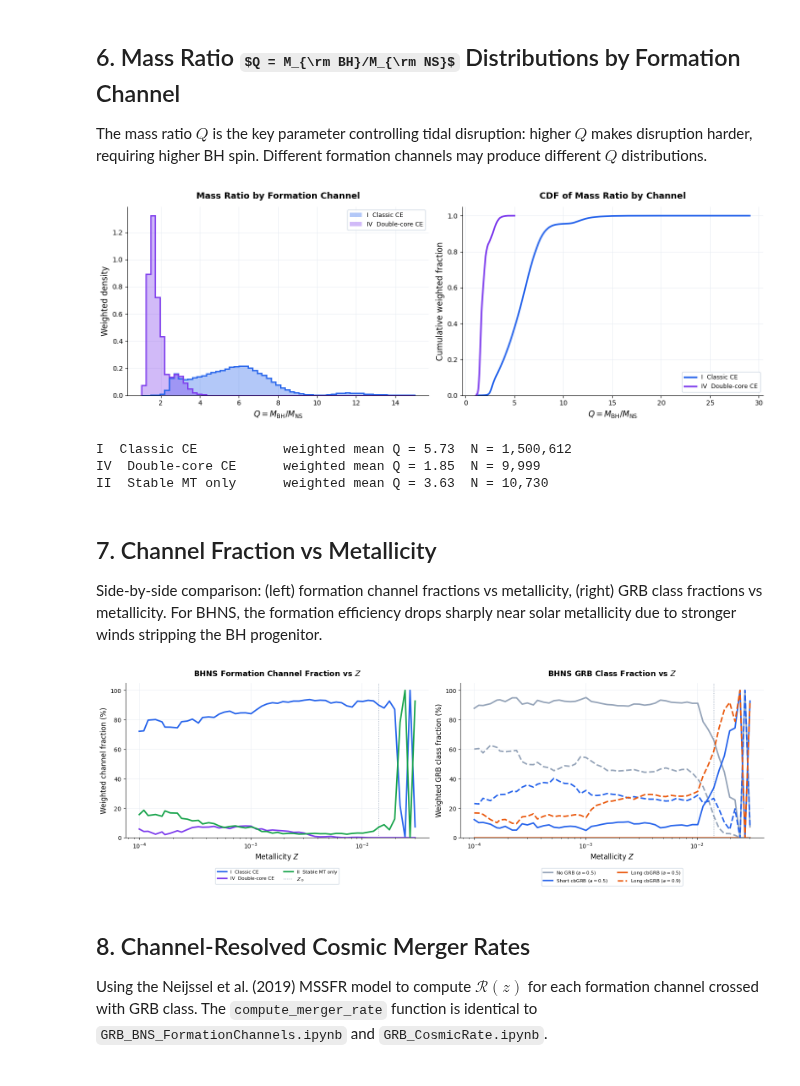
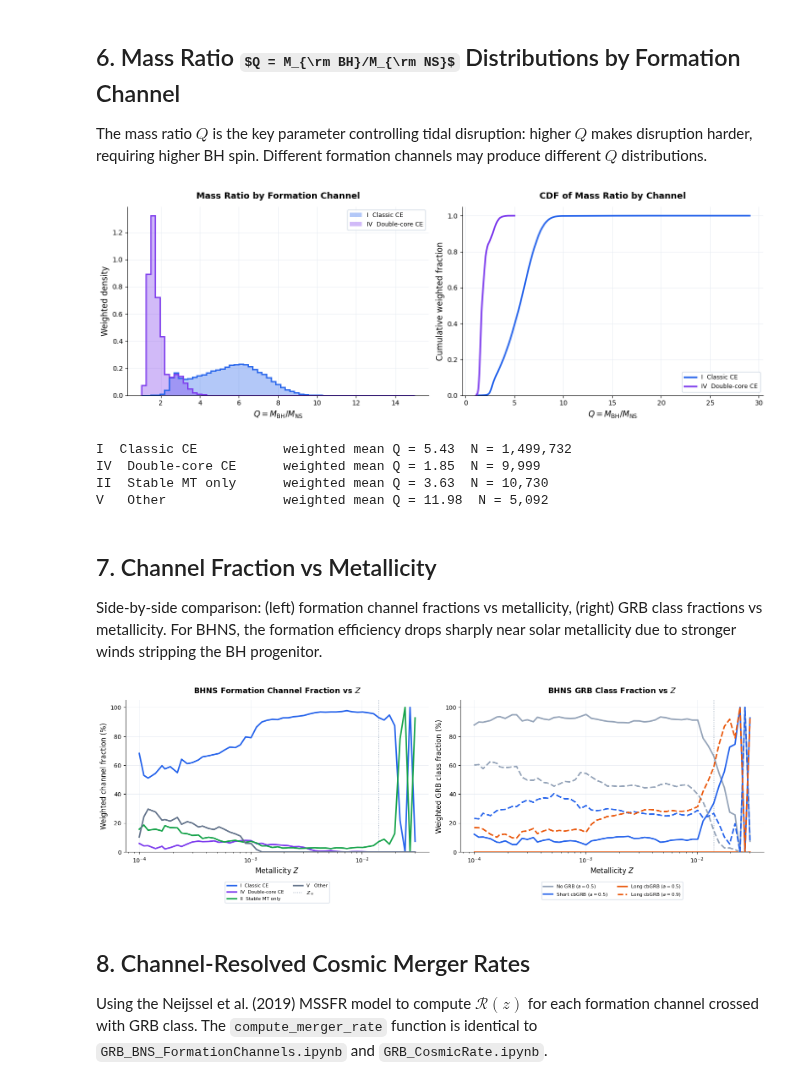
Before and after one commit to jorodgrz/GRBproject, a Jupyter notebook: GRB_BHNS_FormationChannels.ipynb, the cells around one changed output. Cells and saved outputs as stored; diff of their text form; code cells hidden in the pictures; some formulas as TeX source.

Commit message:
Replace proxy channel classification with definitive formationChannels event-sequence logic

```diff
--- a/GRB_BHNS_FormationChannels.ipynb
+++ b/GRB_BHNS_FormationChannels.ipynb
@@ -121,6 +140,15 @@ dblCE_m  = dblCEflag[mask_merging]
 mtC1_m   = mtCase1[mask_merging]
 sep_pre  = sep_preCE[mask_merging]
 
+# formationChannels merging subset
+fc_mt_p1_m      = fc_mt_p1[mask_merging]
+fc_mt_p1_K1_m   = fc_mt_p1_K1[mask_merging]
+fc_mt_p1_K2_m   = fc_mt_p1_K2[mask_merging]
+fc_mt_s1_m      = fc_mt_s1[mask_merging]
+fc_mt_s1_K1_m   = fc_mt_s1_K1[mask_merging]
+fc_mt_s1_K2_m   = fc_mt_s1_K2[mask_merging]
+fc_CEE_m        = fc_CEE[mask_merging]
+
 n_merging = mask_merging.sum()
 Q = M_BH / M_NS
 
@@ -200 +326,26 @@ V   Other                     0         0.0%
 TOTAL                  1,525,553       100.0%
+# %%
+# ── Comparison: old proxy vs new definitive vs Paper I (detection-weighted) ─
+published = {'I': 86.0, 'II': 4.0, 'III': 4.0, 'IV': 1.0, 'V': 6.0}
+ch_labels = ['I', 'II', 'III', 'IV', 'V']
+ch_names  = ['Classic CE', 'Stable MT only', 'Single-core CE',
+             'Double-core CE', 'Other']
+new_masks = {'I': ch_I, 'II': ch_II, 'III': ch_III, 'IV': ch_IV, 'V': ch_other}
+
+total_w_val = w_m.sum()
+
+print(f"{'Chan':<6s} {'Name':<18s} {'Proxy %':>8s} {'New %':>8s} {'Paper I':>8s} {'Delta':>8s}  {'Flag'}")
+print('-' * 72)
+for label, name in zip(ch_labels, ch_names):
+    p_pct = 100 * w_m[proxy_masks[label]].sum() / total_w_val
+    n_pct = 100 * w_m[new_masks[label]].sum() / total_w_val
+    pub   = published[label]
+    delta = n_pct - pub
+    flag  = ' <<< >5pp' if abs(delta) > 5 else ''
+    print(f"{label:<6s} {name:<18s} {p_pct:>7.1f}% {n_pct:>7.1f}% {pub:>7.1f}% {delta:>+7.1f}pp{flag}")
+
+print()
+print("Note: Paper I fractions are detection-weighted (including MSSFR + P_det).")
+print("Our fractions are intrinsic STROOPWAFEL-weighted. Classic CE is expected")
+print("to be somewhat lower in intrinsic than in detection-weighted fractions")
+print("(Paper I Section 3.5.1).")
@@ -403,16 +567,17 @@ plt.savefig('/Users/josephrodriguez/research visualization/Plots/bhns_Q_by_chann
             dpi=200, bbox_inches='tight')
 plt.show()
 
-for ch_name in ['I  Classic CE', 'IV  Double-core CE', 'II  Stable MT only']:
+for ch_name in ['I  Classic CE', 'IV  Double-core CE', 'II  Stable MT only', 'V   Other']:
     ch_mask = channel_masks[ch_name]
     if ch_mask.any():
         wmean = np.average(Q[ch_mask], weights=w_m[ch_mask])
         print(f"{ch_name:<22s}  weighted mean Q = {wmean:.2f}  N = {ch_mask.sum():,}")
 # %% [output]
-[figure, old version]
+[figure, new version]
-I  Classic CE           weighted mean Q = 5.73  N = 1,500,612
+I  Classic CE           weighted mean Q = 5.43  N = 1,499,732
 IV  Double-core CE      weighted mean Q = 1.85  N = 9,999
 II  Stable MT only      weighted mean Q = 3.63  N = 10,730
+V   Other               weighted mean Q = 11.98  N = 5,092
 # %% [markdown]
 ## 7. Channel Fraction vs Metallicity
 
@@ -430,7 +595,8 @@ for ax in axes:
     ax.spines['right'].set_visible(False)
 
 ax = axes[0]
-for ch_name in ['I  Classic CE', 'IV  Double-core CE', 'II  Stable MT only']:
+for ch_name in ['I  Classic CE', 'IV  Double-core CE', 'II  Stable MT only',
+                'III Single-core CE', 'V   Other']:
     ch_mask = channel_masks[ch_name]
     fracs = []
     for z_val in Z_unique:
@@ -438,7 +604,8 @@ for ch_name in ['I  Classic CE', 'IV  Double-core CE', 'II  Stable MT only']:
         w_z = w_m[z_mask].sum()
         frac = w_m[z_mask & ch_mask].sum() / w_z if w_z > 0 else 0
         fracs.append(frac * 100)
-    ax.plot(Z_unique, fracs, lw=2.5, color=ch_colors[ch_name], label=ch_name, zorder=3)
+    if max(fracs) > 0.5:
+        ax.plot(Z_unique, fracs, lw=2.5, color=ch_colors[ch_name], label=ch_name, zorder=3)
 
 ax.axvline(0.0142, color='#94A3B8', ls=':', lw=1.2, zorder=2, label=r'$Z_\odot$')
 
@@ -455,34 +622,34 @@ grb_line_colors = {'No GRB': '#94A3B8', 'Short cbGRB': '#2563EB', 'Long cbGRB':
 ax = axes[1]
 for a_spin in [0.5, 0.9]:
     classes = grb_classes[a_spin]
     ls = '-' if a_spin == 0.5 else '--'
     for gn in ['No GRB', 'Short cbGRB', 'Long cbGRB']:
         grb_mask = classes[gn]
         fracs = []
         for z_val in Z_unique:
             z_mask = (Z_m == z_val)
             w_z = w_m[z_mask].sum()
             frac = w_m[z_mask & grb_mask].sum() / w_z if w_z > 0 else 0
             fracs.append(frac * 100)
         label = f'{gn} ($a={a_spin}$)' if a_spin == 0.5 or gn == 'Long cbGRB' else None
         ax.plot(Z_unique, fracs, lw=2.5, color=grb_line_colors[gn], ls=ls, label=label, zorder=3)
 
 ax.axvline(0.0142, color='#94A3B8', ls=':', lw=1.2, zorder=2)
 
 ax.set_xscale('log')
 ax.set_xlabel(r'Metallicity $Z$', fontsize=12)
 ax.set_ylabel('Weighted GRB class fraction (%)', fontsize=12)
 ax.set_title(r'BHNS GRB Class Fraction vs $Z$', fontsize=13, fontweight='bold', pad=12)
 ax.legend(fontsize=8, framealpha=0.9, edgecolor='#CBD5E1',
           bbox_to_anchor=(0.5, -0.18), loc='upper center', ncol=2)
 ax.set_ylim(0, 105)
 
 plt.tight_layout(rect=[0, 0.07, 1, 1])
 plt.savefig('/Users/josephrodriguez/research visualization/Plots/bhns_channel_vs_Z.png',
             dpi=200, bbox_inches='tight')
 plt.show()
 # %% [output]
-[figure, old version]
+[figure, new version]
 # %% [markdown]
 ## 8. Channel-Resolved Cosmic Merger Rates
 
```
Also changed, not shown: parts of 10 cells of this notebook, 13 other files.
